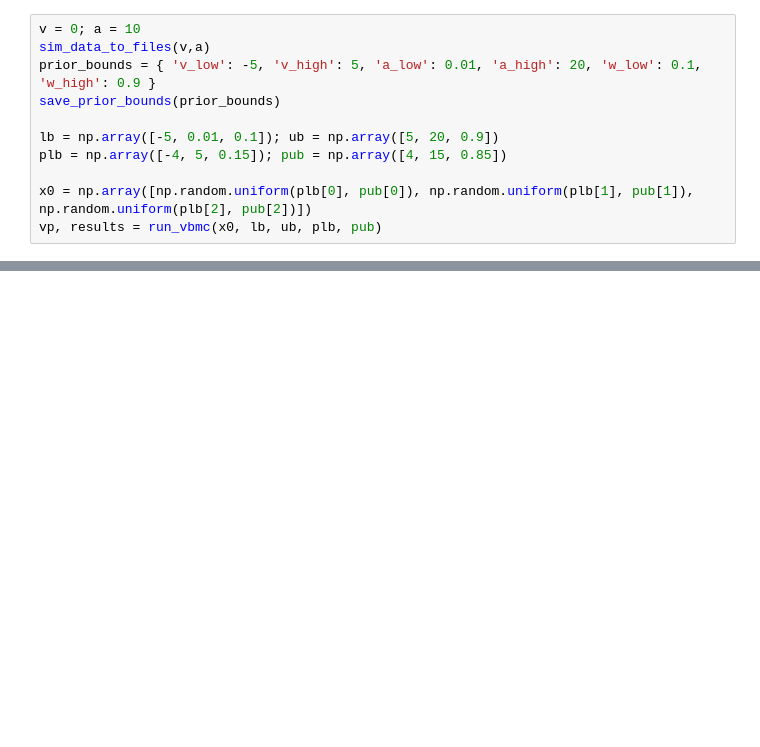
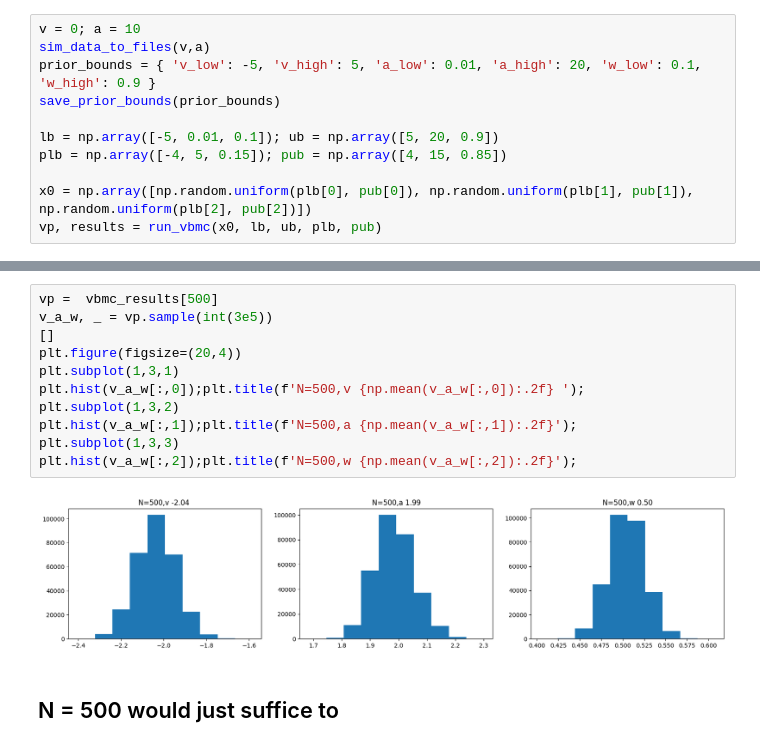
Before and after one commit to rakaar/ai_stats_notes, a Jupyter notebook: neural/ex_23_v2.ipynb, the cells around one changed output, grey strips where cells are left out. Cells and saved outputs as stored; diff of their text form; blank space fills up the shorter version.

```diff
--- a/neural/ex_23_v2.ipynb
+++ b/neural/ex_23_v2.ipynb
@@ -64,0 +110,15 @@ vbmc_plots(vp)
+# %%
+vp =  vbmc_results[500]
+v_a_w, _ = vp.sample(int(3e5))
+[]
+plt.figure(figsize=(20,4))
+plt.subplot(1,3,1)
+plt.hist(v_a_w[:,0]);plt.title(f'N=500,v {np.mean(v_a_w[:,0]):.2f} ');
+plt.subplot(1,3,2)
+plt.hist(v_a_w[:,1]);plt.title(f'N=500,a {np.mean(v_a_w[:,1]):.2f}');
+plt.subplot(1,3,3)
+plt.hist(v_a_w[:,2]);plt.title(f'N=500,w {np.mean(v_a_w[:,2]):.2f}');
+# %% [output]
+[figure, added]
+# %% [markdown]
+## N = 500 would just suffice to
```
Also changed, not shown: parts of 12 cells of this notebook, 2 other files.
